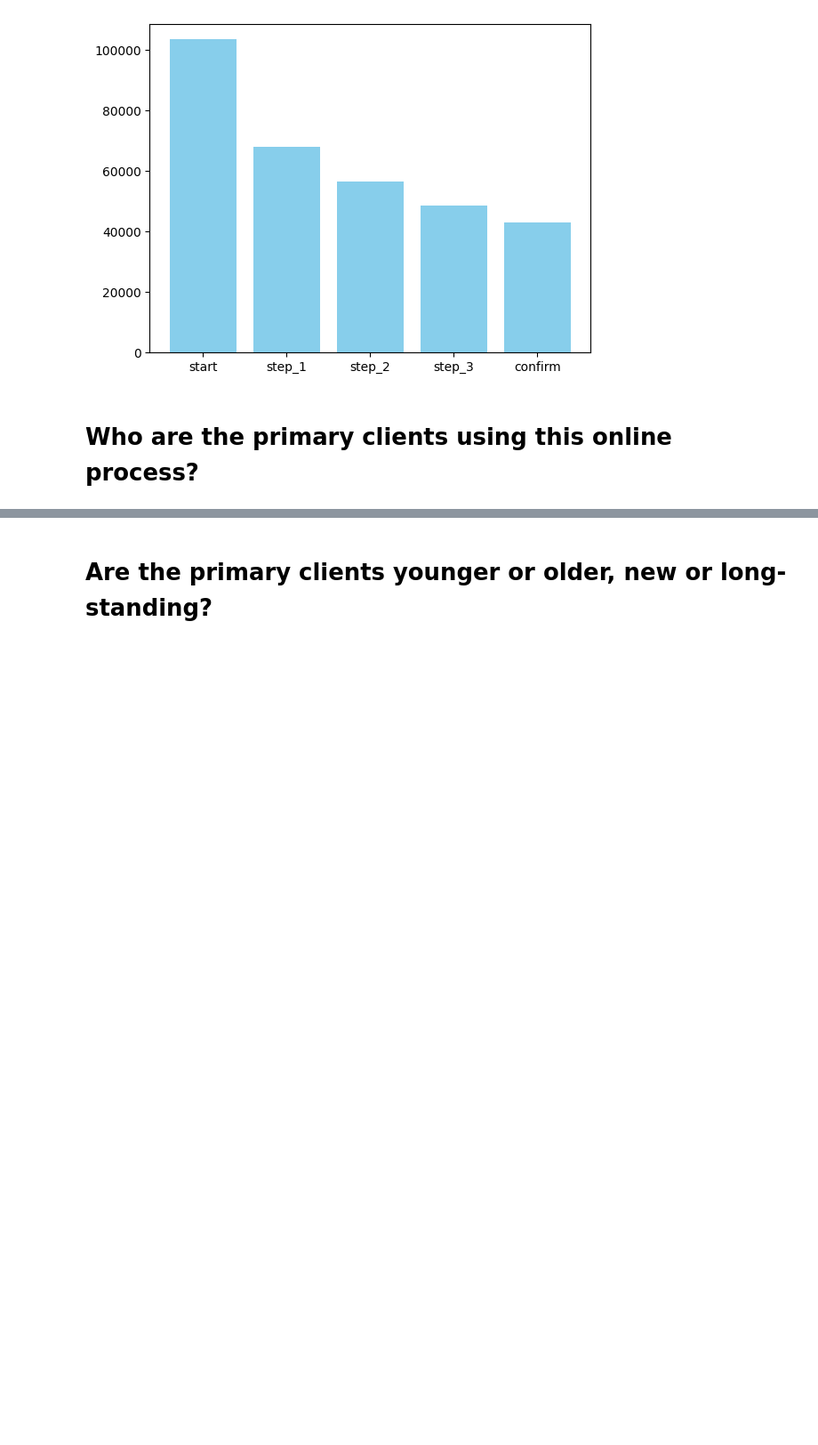
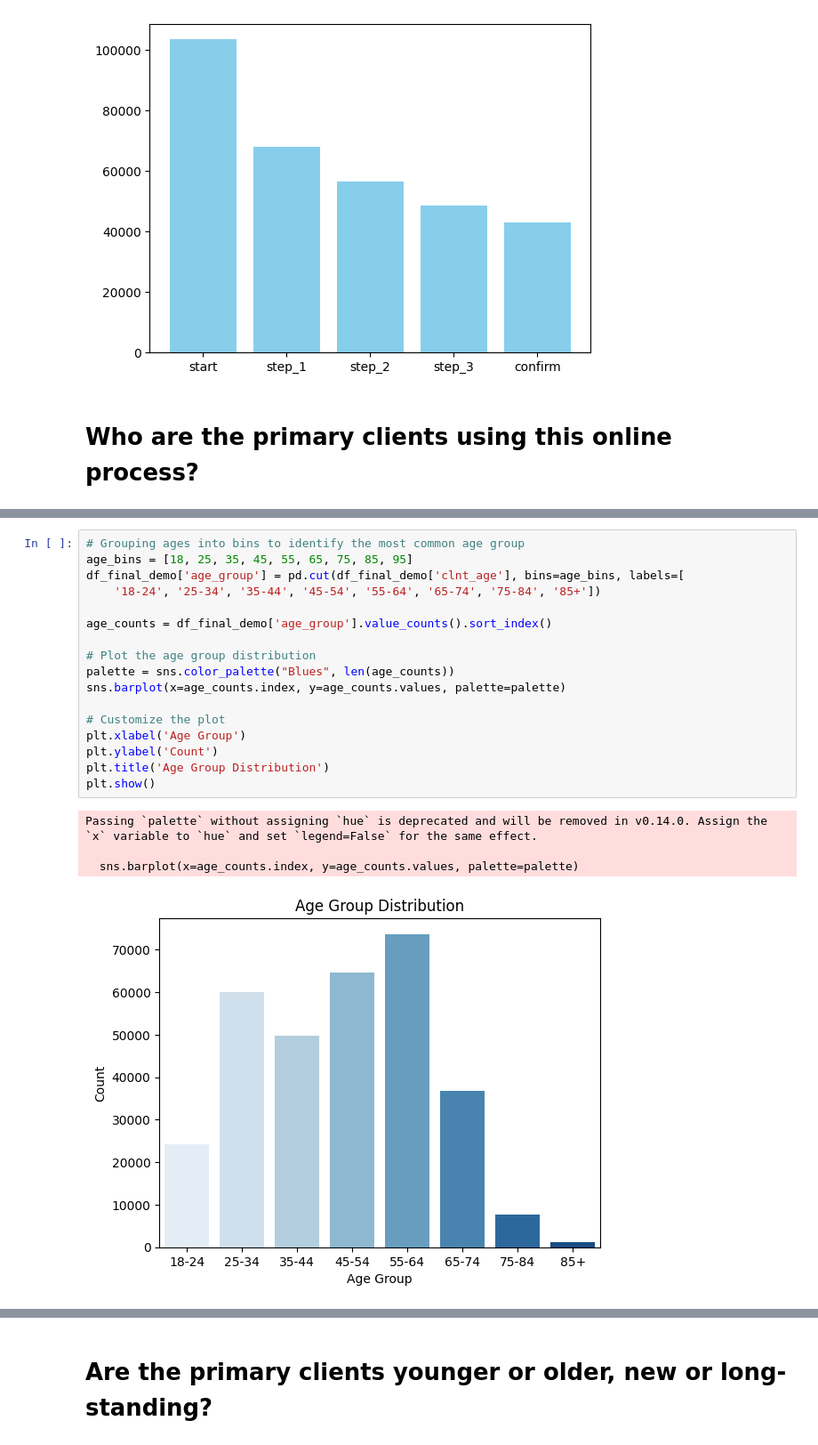
Before and after one commit to mirajkarsneha/vanguard-ab-test, a Jupyter notebook: data_cleaning.ipynb, the cells around one changed output, grey strips where cells are left out. Shown: that part at 89% size. Drawn from its saved outputs; the diff is of its cells as text; blank space fills up the shorter version.

```diff
--- a/data_cleaning.ipynb
+++ b/data_cleaning.ipynb
@@ -251,0 +204,22 @@ The primary clients are predominantly aged in the '55-64' group, with '10-20 yea
+# %%
+# Grouping ages into bins to identify the most common age group
+age_bins = [18, 25, 35, 45, 55, 65, 75, 85, 95]
+df_final_demo['age_group'] = pd.cut(df_final_demo['clnt_age'], bins=age_bins, labels=[
+    '18-24', '25-34', '35-44', '45-54', '55-64', '65-74', '75-84', '85+'])
+
+age_counts = df_final_demo['age_group'].value_counts().sort_index()
+
+# Plot the age group distribution
+palette = sns.color_palette("Blues", len(age_counts))
+sns.barplot(x=age_counts.index, y=age_counts.values, palette=palette)
+
+# Customize the plot
+plt.xlabel('Age Group')
+plt.ylabel('Count')
+plt.title('Age Group Distribution')
+plt.show()
+# %% [output]
+Passing `palette` without assigning `hue` is deprecated and will be removed in v0.14.0. Assign the `x` variable to `hue` and set `legend=False` for the same effect.
+
+  sns.barplot(x=age_counts.index, y=age_counts.values, palette=palette)
+[figure, added]
```
Also changed, not shown: parts of 4 cells of this notebook, 4 other files.
